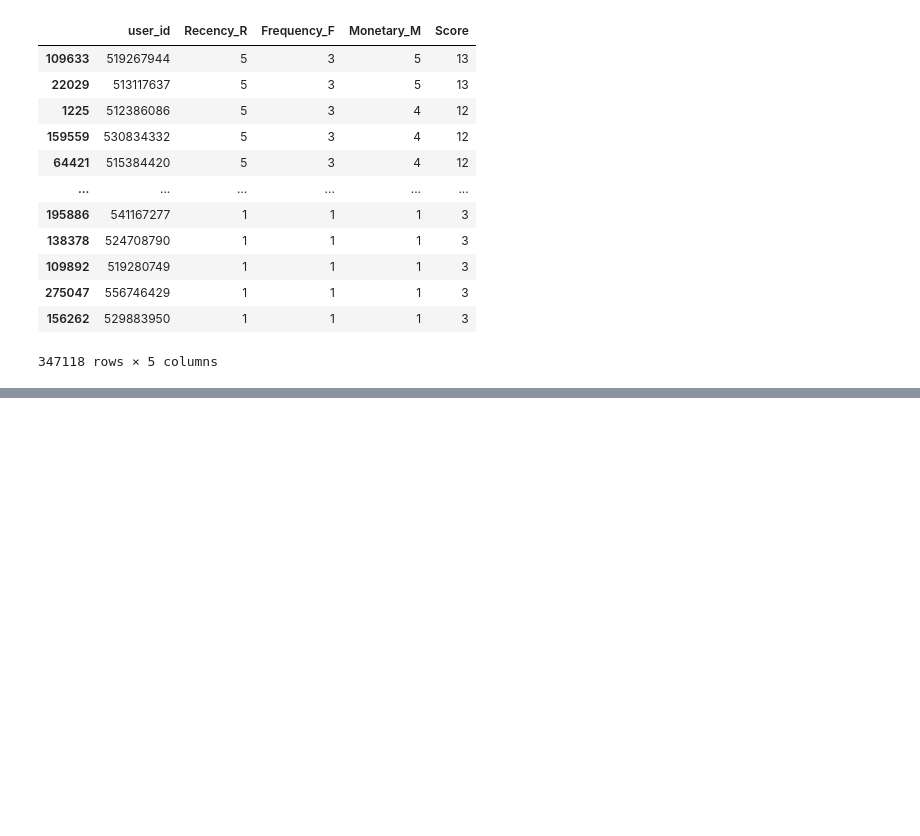
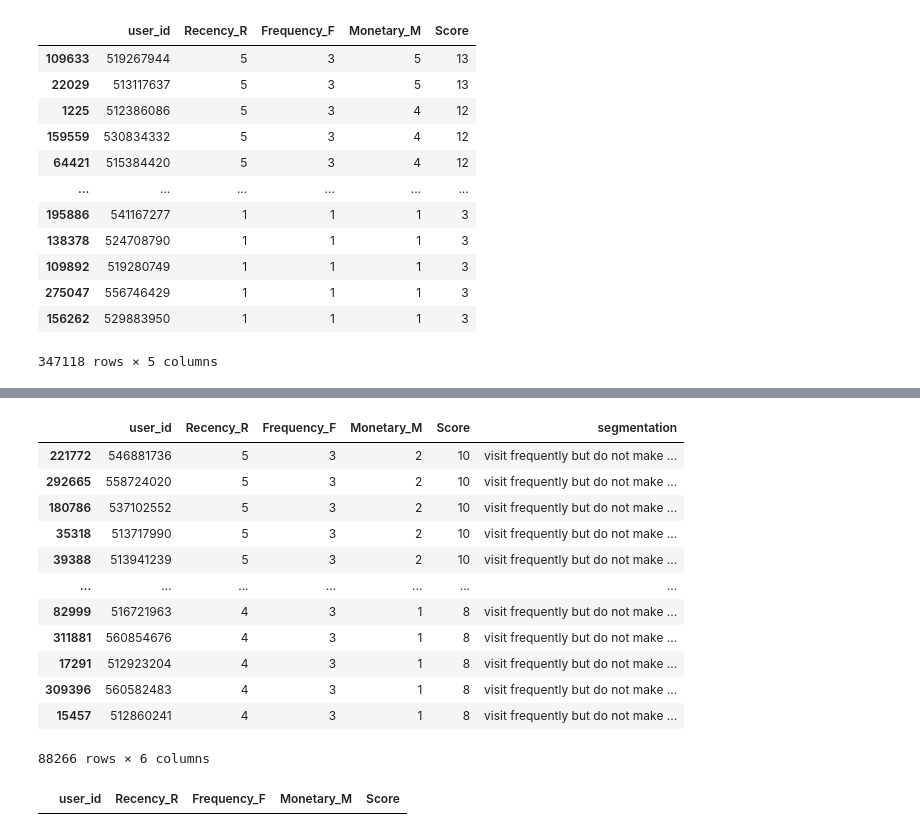
Before and after one commit to Songnahyun/AI_12_cp2_project, a Jupyter notebook: CP2_송나현.ipynb, the cells around one changed output, grey strips where cells are left out. Drawn from its saved outputs; the diff is of its cells as text; code cells hidden in the pictures; blank space fills up the shorter version.

```diff
--- a/CP2_송나현.ipynb
+++ b/CP2_송나현.ipynb
@@ -477,0 +527,27 @@ array([5, 4, 3, 2, 1])
+# %%
+# 최근방문(R), 방문빈도(F) 높지만 구매금액이 낮다 => 평소에 자주 방문하지만 구매로는 이어지지 않는 고객, 상품에 관심은 많지만 구매를 망설임
+RF_df = rfm_df_score[(rfm_df_score['Recency_R'].isin([4, 5])) & (rfm_df_score['Frequency_F'] == 3)]
+RF_df = RF_df[RF_df['Monetary_M'].isin([1,2])]
+RF_df['segmentation'] = 'visit frequently but do not make many purchases'
+RF_df
+# %% [output]
+|  | user_id | Recency_R | Frequency_F | Monetary_M | Score | segmentation |
+| 221772 | 546881736 | 5 | 3 | 2 | 10 | visit frequently but do not make ... |
+| 292665 | 558724020 | 5 | 3 | 2 | 10 | visit frequently but do not make ... |
+| 180786 | 537102552 | 5 | 3 | 2 | 10 | visit frequently but do not make ... |
+| 35318 | 513717990 | 5 | 3 | 2 | 10 | visit frequently but do not make ... |
+| 39388 | 513941239 | 5 | 3 | 2 | 10 | visit frequently but do not make ... |
+| ... | ... | ... | ... | ... | ... | ... |
+| 82999 | 516721963 | 4 | 3 | 1 | 8 | visit frequently but do not make ... |
+| 311881 | 560854676 | 4 | 3 | 1 | 8 | visit frequently but do not make ... |
+| 17291 | 512923204 | 4 | 3 | 1 | 8 | visit frequently but do not make ... |
+| 309396 | 560582483 | 4 | 3 | 1 | 8 | visit frequently but do not make ... |
+| 15457 | 512860241 | 4 | 3 | 1 | 8 | visit frequently but do not make ... |
+88266 rows × 6 columns
+# %%
+# 최근방문(R)과 구매금액(M) 높지만 행동빈도가 낮다 => 신규 고객
+RM_df = rfm_df_score[(rfm_df_score['Recency_R'].isin([1,2])) & (rfm_df_score['Monetary_M'].isin([4, 5]))]
+RM_df = RM_df[RM_df['Frequency_F'] == 1]
+RM_df
+# %% [output]
+|  | user_id | Recency_R | Frequency_F | Monetary_M | Score |
```
Also changed, not shown: parts of 11 cells of this notebook.
